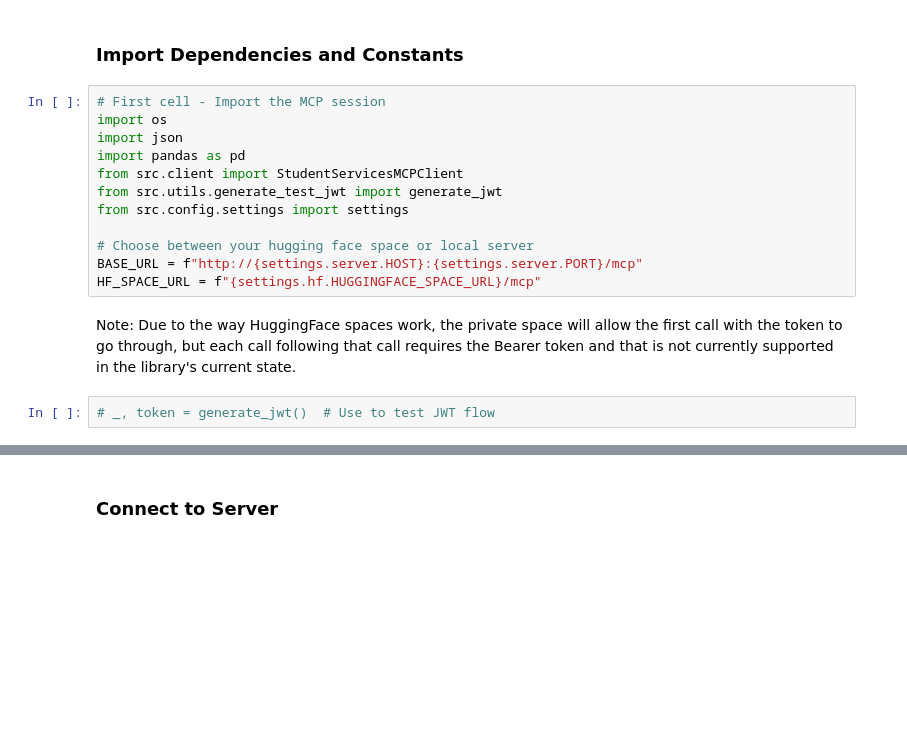
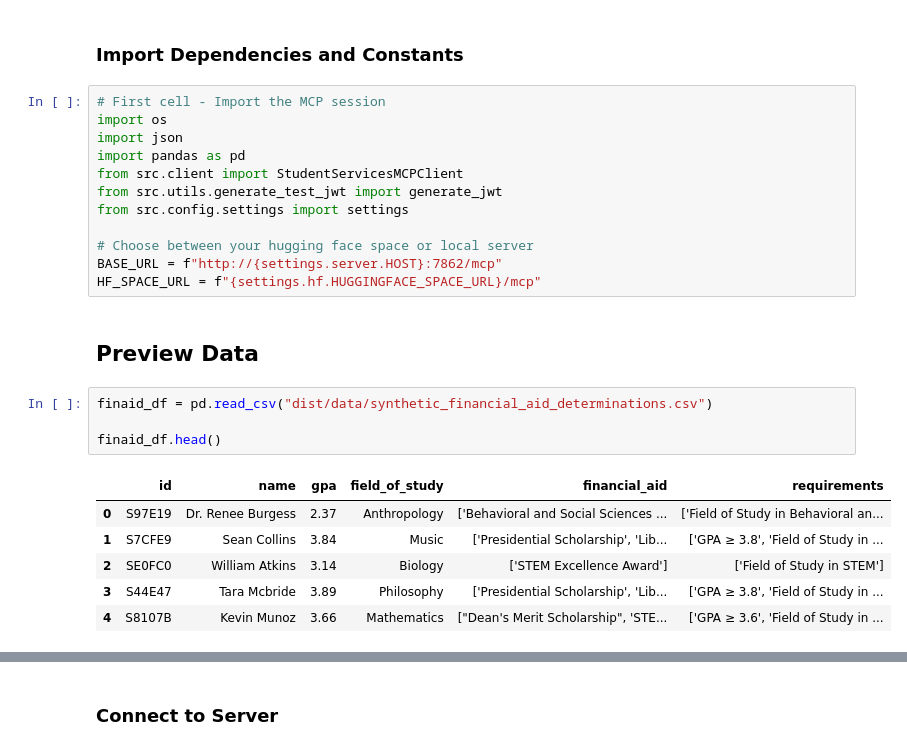
Before and after one commit to EdyVision/student-services-mcp, a Jupyter notebook: mcp_notebook_example.ipynb, the cells around one changed output, grey strips where cells are left out. Saved outputs shown, nothing was run; the diff lists cells and outputs as text; blank space fills up the shorter version.

```diff
--- a/mcp_notebook_example.ipynb
+++ b/mcp_notebook_example.ipynb
@@ -16,9 +16,18 @@ from src.utils.generate_test_jwt import generate_jwt
 from src.config.settings import settings
 
 # Choose between your hugging face space or local server
-BASE_URL = f"http://{settings.server.HOST}:{settings.server.PORT}/mcp"
+BASE_URL = f"http://{settings.server.HOST}:7862/mcp"
 HF_SPACE_URL = f"{settings.hf.HUGGINGFACE_SPACE_URL}/mcp"
-# %% [markdown]
-Note: Due to the way HuggingFace spaces work, the private space will allow the first call with the token to go through, but each call following that call requires the Bearer token and that is not currently supported in the library's current state.
-# %%
-# _, token = generate_jwt()  # Use to test JWT flow
+# %% [markdown]
+## Preview Data
+# %%
+finaid_df = pd.read_csv("dist/data/synthetic_financial_aid_determinations.csv")
+
+finaid_df.head()
+# %% [output]
+|  | id | name | gpa | field_of_study | financial_aid | requirements |
+| 0 | S97E19 | Dr. Renee Burgess | 2.37 | Anthropology | ['Behavioral and Social Sciences ... | ['Field of Study in Behavioral an... |
+| 1 | S7CFE9 | Sean Collins | 3.84 | Music | ['Presidential Scholarship', 'Lib... | ['GPA ≥ 3.8', 'Field of Study in ... |
+| 2 | SE0FC0 | William Atkins | 3.14 | Biology | ['STEM Excellence Award'] | ['Field of Study in STEM'] |
+| 3 | S44E47 | Tara Mcbride | 3.89 | Philosophy | ['Presidential Scholarship', 'Lib... | ['GPA ≥ 3.8', 'Field of Study in ... |
+| 4 | S8107B | Kevin Munoz | 3.66 | Mathematics | ["Dean's Merit Scholarship", 'STE... | ['GPA ≥ 3.6', 'Field of Study in ... |
```
Also changed, not shown: parts of 9 cells of this notebook, 24 other files.
